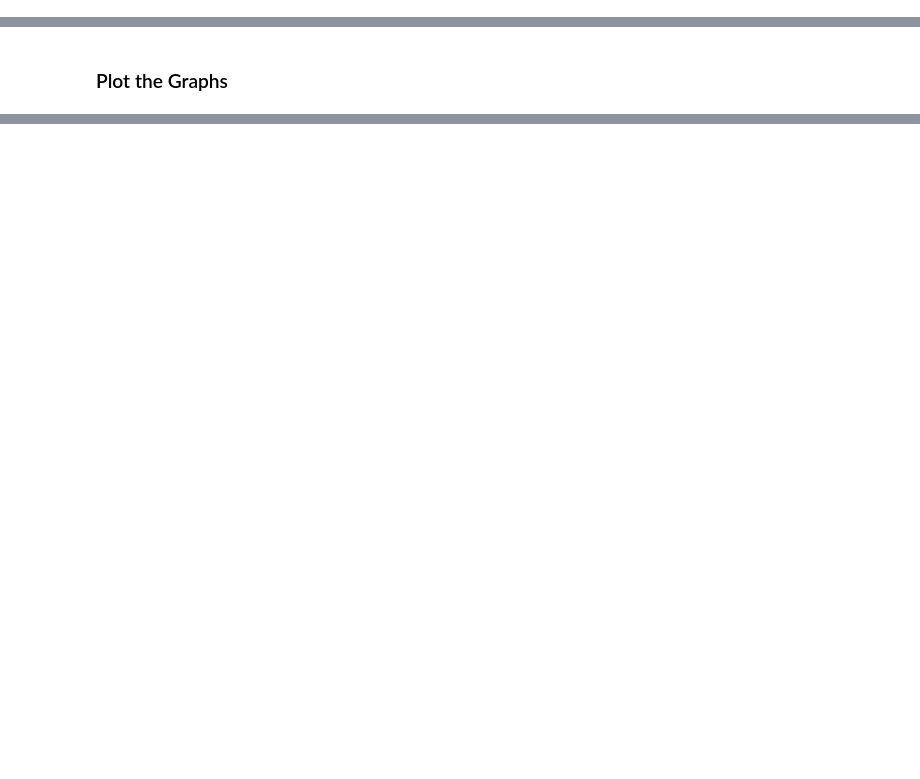
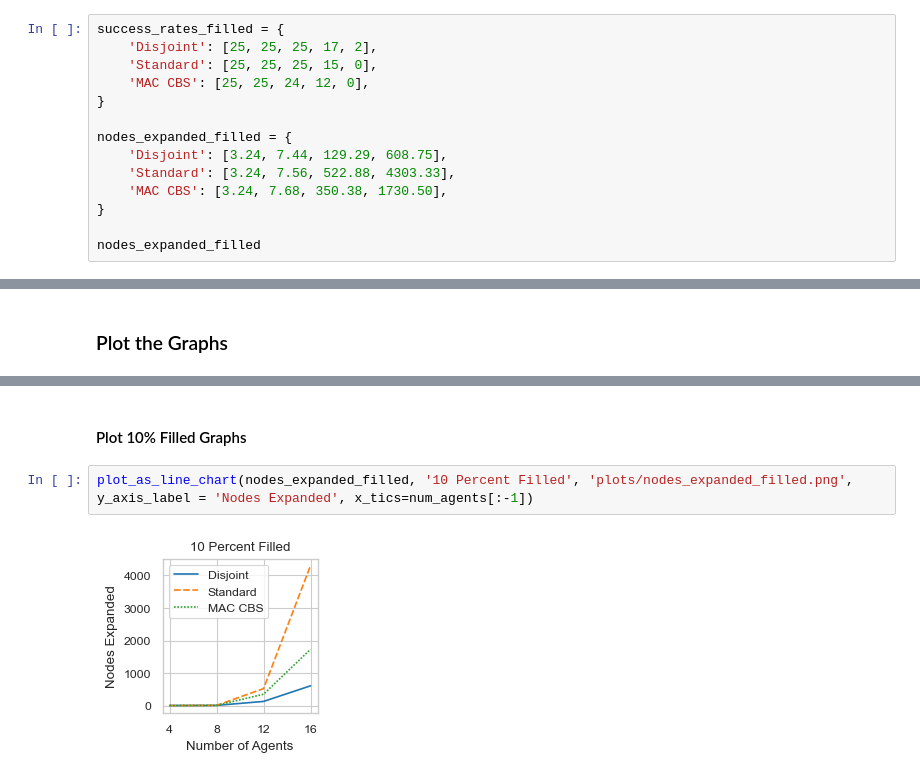
Before and after one commit to TuvyaMacklin/MAC-CBS, a Jupyter notebook: code/graph_results.ipynb, the cells around one changed output, grey strips where cells are left out. Saved outputs shown, nothing was run; the diff lists cells and outputs as text; blank space fills up the shorter version.

```diff
--- a/code/graph_results.ipynb
+++ b/code/graph_results.ipynb
@@ -28,0 +34,14 @@ nodes_expanded_empty
+# %%
+success_rates_filled = {
+    'Disjoint': [25, 25, 25, 17, 2],
+    'Standard': [25, 25, 25, 15, 0],
+    'MAC CBS': [25, 25, 24, 12, 0],
+}
+
+nodes_expanded_filled = {
+    'Disjoint': [3.24, 7.44, 129.29, 608.75],
+    'Standard': [3.24, 7.56, 522.88, 4303.33],
+    'MAC CBS': [3.24, 7.68, 350.38, 1730.50],
+}
+
+nodes_expanded_filled
@@ -102,0 +141,6 @@ plot_as_line_chart(nodes_expanded_empty, 'Nodes Expanded vs. Number of Agents (E
+# %% [markdown]
+#### Plot 10% Filled Graphs
+# %%
+plot_as_line_chart(nodes_expanded_filled, '10 Percent Filled', 'plots/nodes_expanded_filled.png', y_axis_label = 'Nodes Expanded', x_tics=num_agents[:-1])
+# %% [output]
+[figure, added]
```
Also changed, not shown: parts of 9 cells of this notebook, 4 other files.
